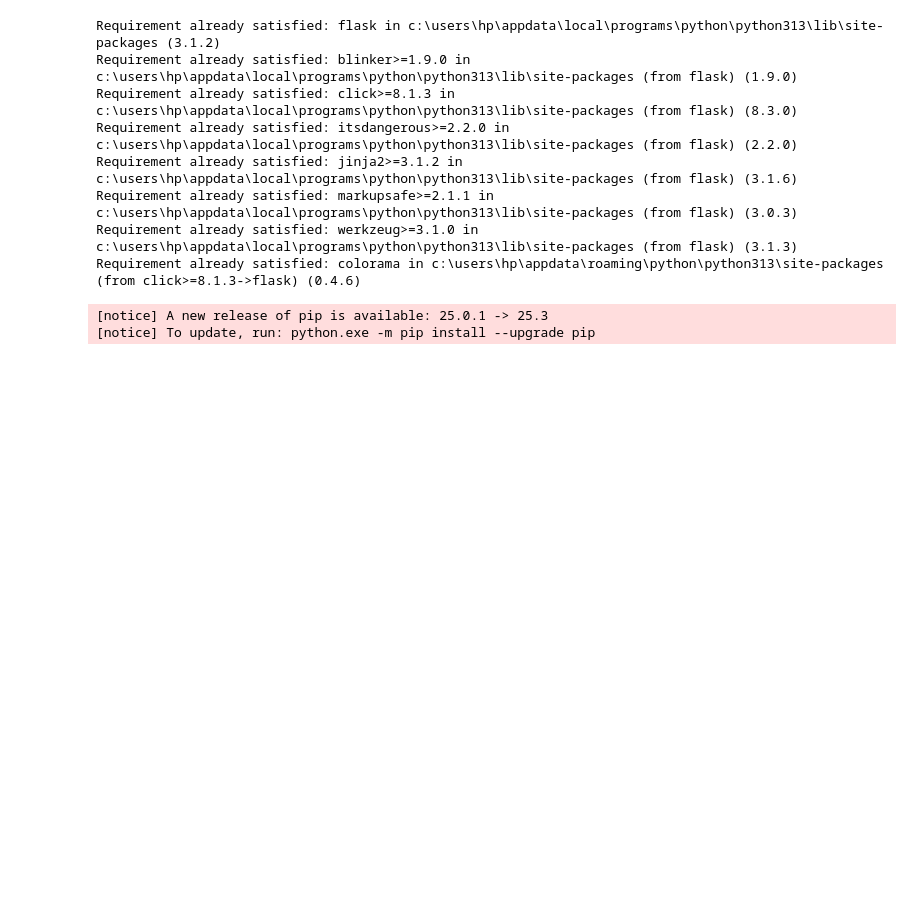
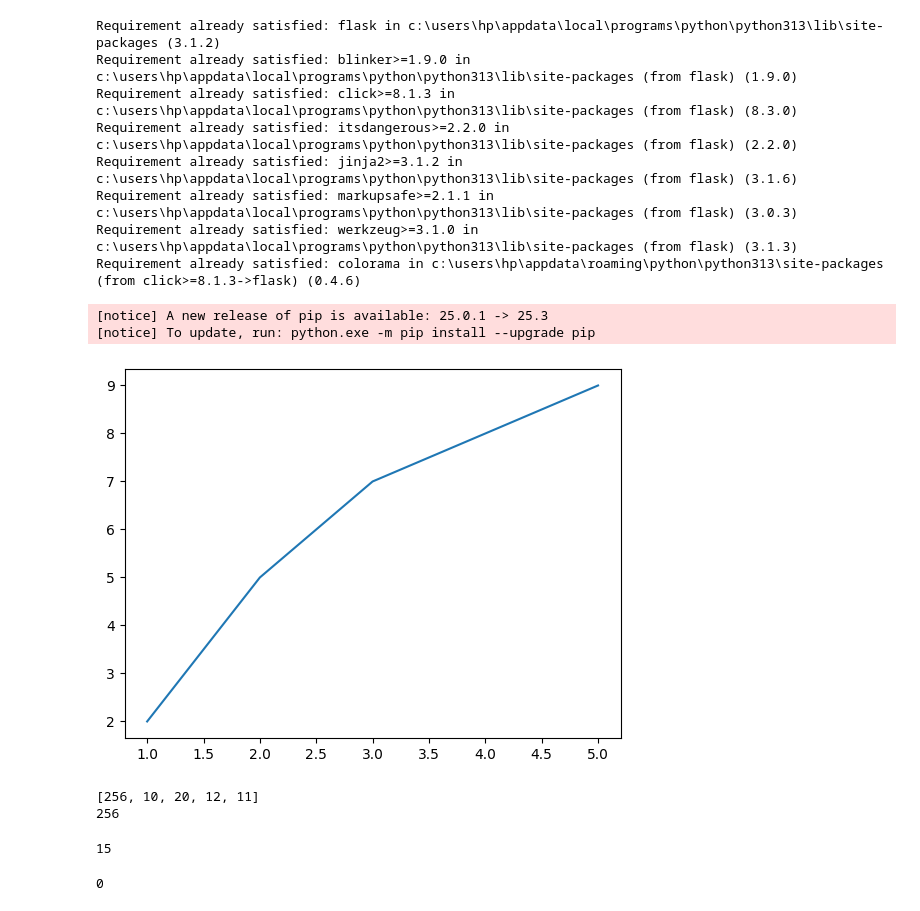
Before and after one commit to Roopdinesh/MCA-PYTHON, a Jupyter notebook: visualization.ipynb, the cells around one changed output. Cells and saved outputs as stored; diff of their text form; code cells hidden in the pictures; blank space fills up the shorter version.

```diff
--- a/visualization.ipynb
+++ b/visualization.ipynb
@@ -202,3 +216,31 @@ Requirement already satisfied: werkzeug>=3.1.0 in c:\users\hp\appdata\local\prog
 Requirement already satisfied: colorama in c:\users\hp\appdata\roaming\python\python313\site-packages (from click>=8.1.3->flask) (0.4.6)
 [notice] A new release of pip is available: 25.0.1 -> 25.3
 [notice] To update, run: python.exe -m pip install --upgrade pip
+# %%
+import numpy as np
+import matplotlib.pyplot as plt
+
+x=[1,2,3,4,5]
+y=[2,5,7,8,9]
+
+plt.plot(x,y)
+plt.show()
+# %% [output]
+[figure, added]
+# %%
+a=[256,10,20,12,11]
+print(a)
+print(max(a))
+# %% [output]
+[256, 10, 20, 12, 11]
+256
+# %%
+a=[10,15,11,12]
+print(max(a))
+# %% [output]
+15
+# %%
+a=[0,-1,-2,-3]
+print(max(a))
+# %% [output]
+0
```
Also changed, not shown: parts of 2 cells of this notebook, 8 other files.
